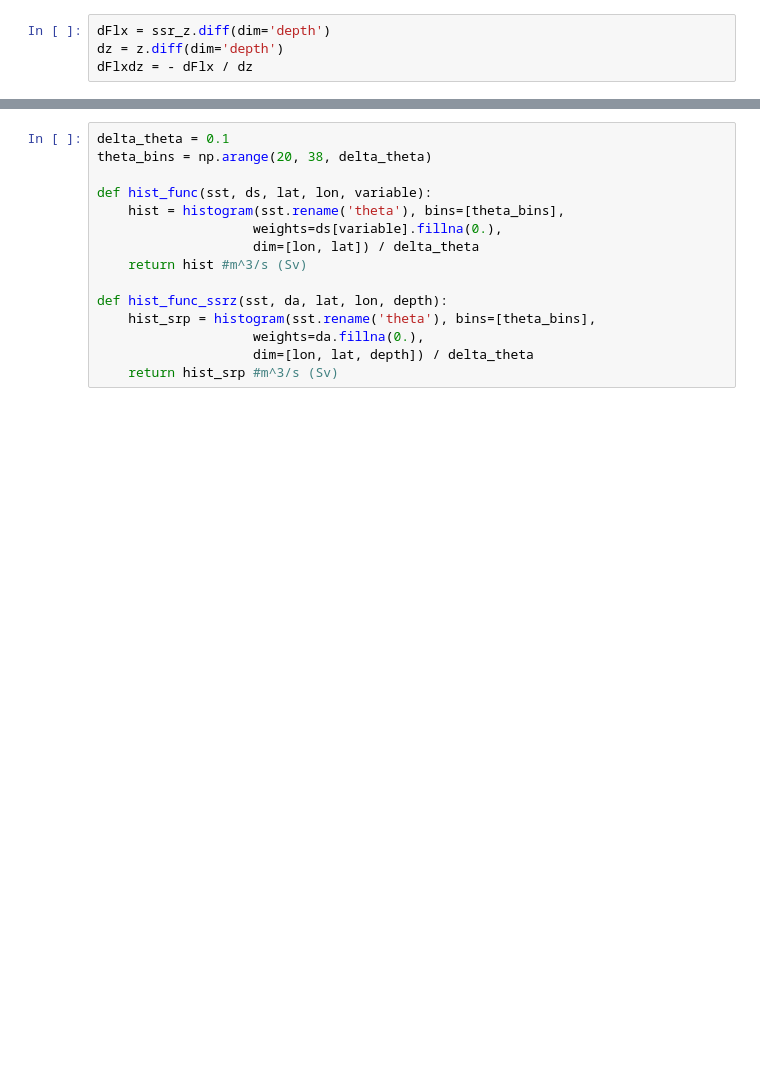
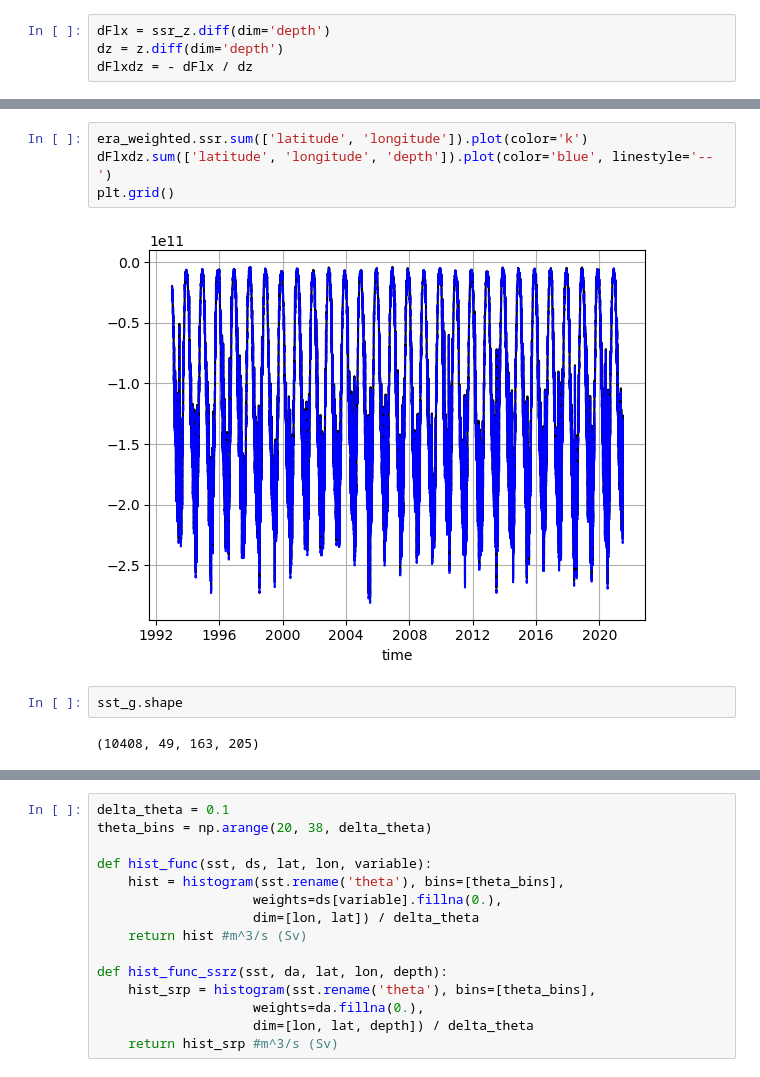
Before and after one commit to shanicetbailey/MHW-gfdl, a Jupyter notebook: 06-wmt-budget.ipynb, the cells around one changed output, grey strips where cells are left out. Saved outputs shown, nothing was run; the diff lists cells and outputs as text; blank space fills up the shorter version.

```diff
--- a/06-wmt-budget.ipynb
+++ b/06-wmt-budget.ipynb
@@ -738,2 +703,12 @@ sst_g.shape
+# %%
+era_weighted.ssr.sum(['latitude', 'longitude']).plot(color='k')
+dFlxdz.sum(['latitude', 'longitude', 'depth']).plot(color='blue', linestyle='--')
+plt.grid()
+# %% [output]
+[figure, added]
+# %%
+sst_g.shape
+# %% [output]
+(10408, 49, 163, 205)
 # %%
 dFlxdz.transpose('time', 'depth', 'latitude', 'longitude').shape
```
Also changed, not shown: parts of 33 cells of this notebook.
